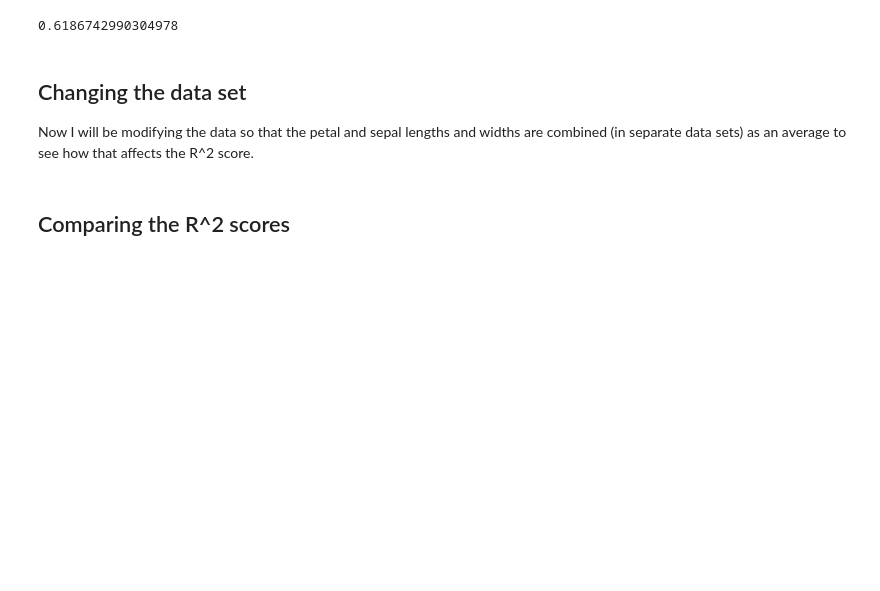
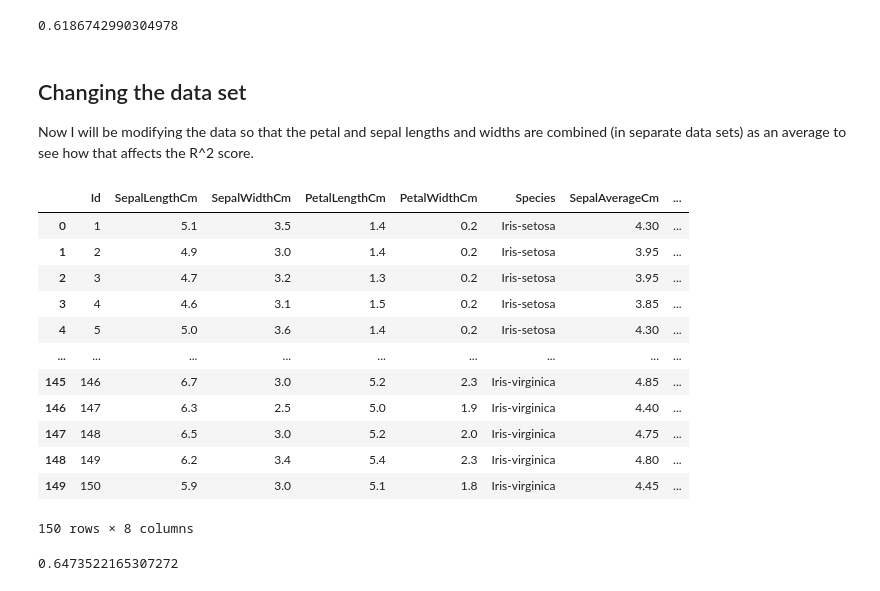
Before and after one commit to austinkirwin/public-projects, a Jupyter notebook: Python_projects/Iris_Classification.ipynb, the cells around one changed output. Cells and saved outputs as stored; diff of their text form; code cells hidden in the pictures; blank space fills up the shorter version.

```diff
--- a/Python_projects/Iris_Classification.ipynb
+++ b/Python_projects/Iris_Classification.ipynb
@@ -145,5 +145,23 @@ linreg_no_petal_length.score(test_feature_noPetalLength, test_target_encoded)
 ## Changing the data set
 
 Now I will be modifying the data so that the petal and sepal lengths and widths are combined (in separate data sets) as an average to see how that affects the R^2 score.
-# %% [markdown]
-## Comparing the R^2 scores
+# %%
+new_iris_data = iris_data
+new_iris_data["SepalAverageCm"] = (new_iris_data["SepalLengthCm"] + new_iris_data["SepalWidthCm"]) / 2 # Add a column averaging the Sepal Cm stats
+new_iris_data["PetalAverageCm"] = (new_iris_data["PetalLengthCm"] + new_iris_data["PetalWidthCm"]) / 2 # Add a column averaging the Petal Cm stats
+# %%
+new_iris_data
+# %% [output]
+|  | Id | SepalLengthCm | SepalWidthCm | PetalLengthCm | PetalWidthCm | Species | SepalAverageCm | ... |
+| 0 | 1 | 5.1 | 3.5 | 1.4 | 0.2 | Iris-setosa | 4.30 | ... |
+| 1 | 2 | 4.9 | 3.0 | 1.4 | 0.2 | Iris-setosa | 3.95 | ... |
+| 2 | 3 | 4.7 | 3.2 | 1.3 | 0.2 | Iris-setosa | 3.95 | ... |
+| 3 | 4 | 4.6 | 3.1 | 1.5 | 0.2 | Iris-setosa | 3.85 | ... |
+| 4 | 5 | 5.0 | 3.6 | 1.4 | 0.2 | Iris-setosa | 4.30 | ... |
+| ... | ... | ... | ... | ... | ... | ... | ... | ... |
+| 145 | 146 | 6.7 | 3.0 | 5.2 | 2.3 | Iris-virginica | 4.85 | ... |
+| 146 | 147 | 6.3 | 2.5 | 5.0 | 1.9 | Iris-virginica | 4.40 | ... |
+| 147 | 148 | 6.5 | 3.0 | 5.2 | 2.0 | Iris-virginica | 4.75 | ... |
+| 148 | 149 | 6.2 | 3.4 | 5.4 | 2.3 | Iris-virginica | 4.80 | ... |
+| 149 | 150 | 5.9 | 3.0 | 5.1 | 1.8 | Iris-virginica | 4.45 | ... |
+150 rows × 8 columns
@@ -149,0 +180,9 @@ Now I will be modifying the data so that the petal and sepal lengths and widths
+# %%
+# Compiling and fitting the model
+linreg_new_model = LinearRegression()
+linreg_new_model.fit(new_train_feature, new_train_target_encoded)
+
+# Getting the R^2 value
+linreg_new_model.score(new_test_feature, new_test_target_encoded)
+# %% [output]
+0.6473522165307272
```
Also changed, not shown: parts of 3 cells of this notebook.
